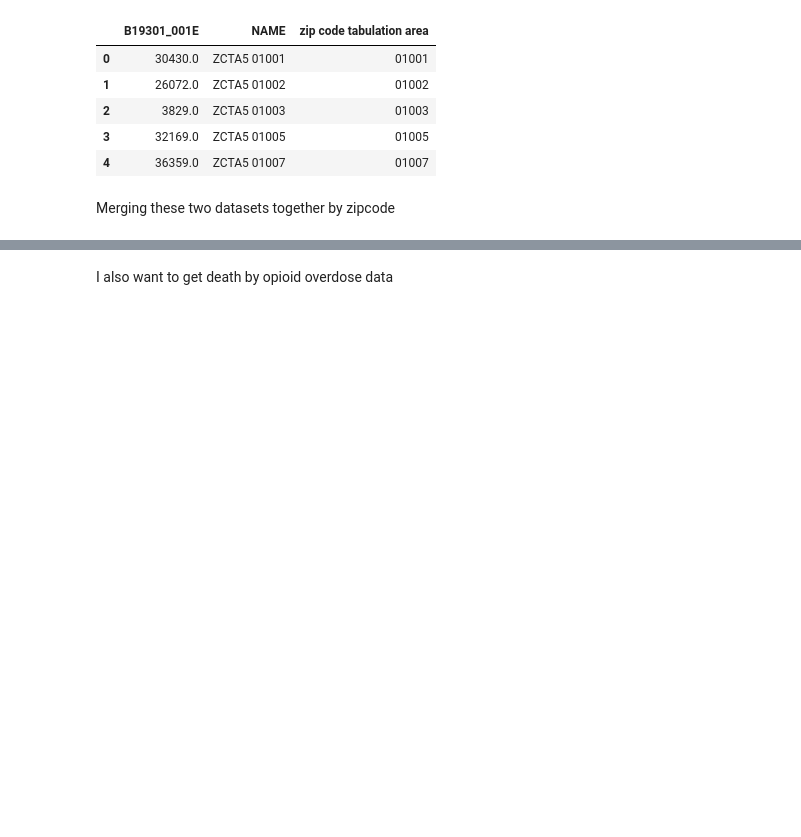
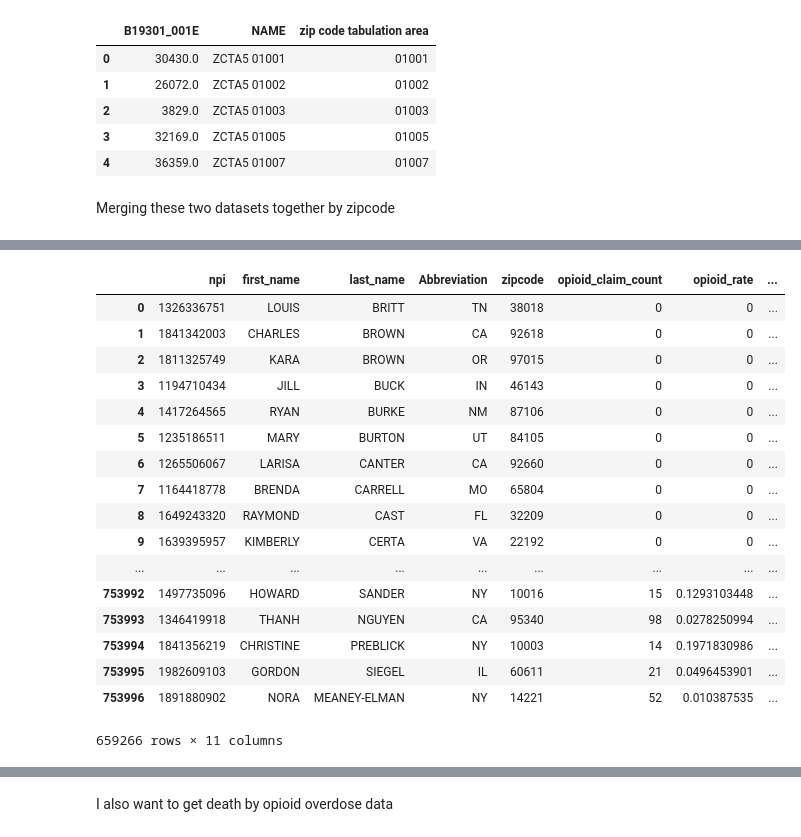
Before and after one commit to sw2804/my_first_repository, a Jupyter notebook: Data report.ipynb, the cells around one changed output, grey strips where cells are left out. Cells and saved outputs as stored; diff of their text form; code cells hidden in the pictures; blank space fills up the shorter version.

```diff
--- a/Data report.ipynb
+++ b/Data report.ipynb
@@ -144,3 +144,26 @@ combo
+# %%
+combo.dropna(inplace=True)
+combo.drop('_merge',axis=1,inplace=True)
+combo
+# %% [output]
+|  | npi | first_name | last_name | Abbreviation | zipcode | opioid_claim_count | opioid_rate | ... |
+| 0 | 1326336751 | LOUIS | BRITT | TN | 38018 | 0 | 0 | ... |
+| 1 | 1841342003 | CHARLES | BROWN | CA | 92618 | 0 | 0 | ... |
+| 2 | 1811325749 | KARA | BROWN | OR | 97015 | 0 | 0 | ... |
+| 3 | 1194710434 | JILL | BUCK | IN | 46143 | 0 | 0 | ... |
+| 4 | 1417264565 | RYAN | BURKE | NM | 87106 | 0 | 0 | ... |
+| 5 | 1235186511 | MARY | BURTON | UT | 84105 | 0 | 0 | ... |
+| 6 | 1265506067 | LARISA | CANTER | CA | 92660 | 0 | 0 | ... |
+| 7 | 1164418778 | BRENDA | CARRELL | MO | 65804 | 0 | 0 | ... |
+| 8 | 1649243320 | RAYMOND | CAST | FL | 32209 | 0 | 0 | ... |
+| 9 | 1639395957 | KIMBERLY | CERTA | VA | 22192 | 0 | 0 | ... |
+| ... | ... | ... | ... | ... | ... | ... | ... | ... |
+| 753992 | 1497735096 | HOWARD | SANDER | NY | 10016 | 15 | 0.1293103448 | ... |
+| 753993 | 1346419918 | THANH | NGUYEN | CA | 95340 | 98 | 0.0278250994 | ... |
+| 753994 | 1841356219 | CHRISTINE | PREBLICK | NY | 10003 | 14 | 0.1971830986 | ... |
+| 753995 | 1982609103 | GORDON | SIEGEL | IL | 60611 | 21 | 0.0496453901 | ... |
+| 753996 | 1891880902 | NORA | MEANEY-ELMAN | NY | 14221 | 52 | 0.010387535 | ... |
+659266 rows × 11 columns
 # %%
 state=pd.read_csv('states.csv')
 # %%
```
Also changed, not shown: parts of 4 cells of this notebook.
